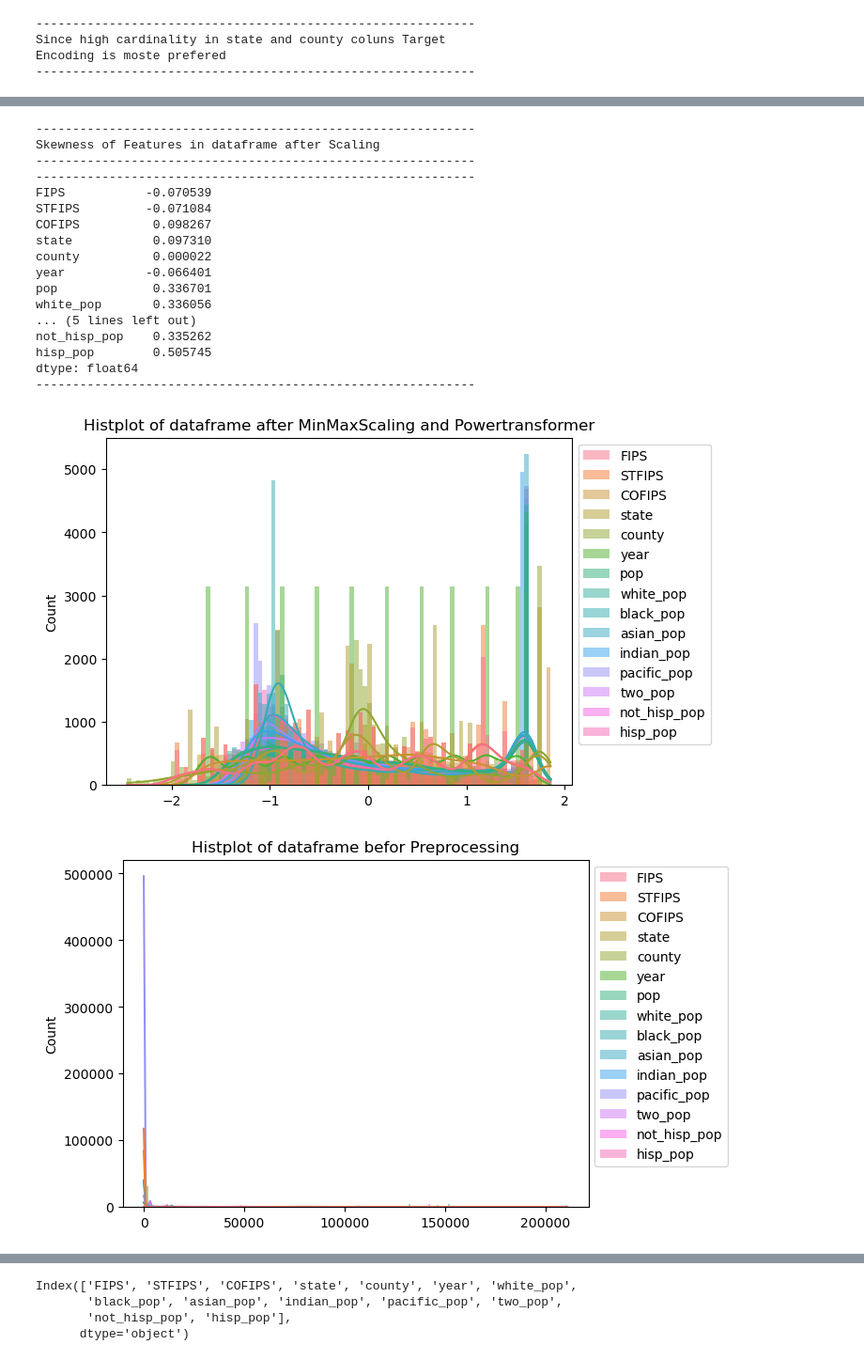
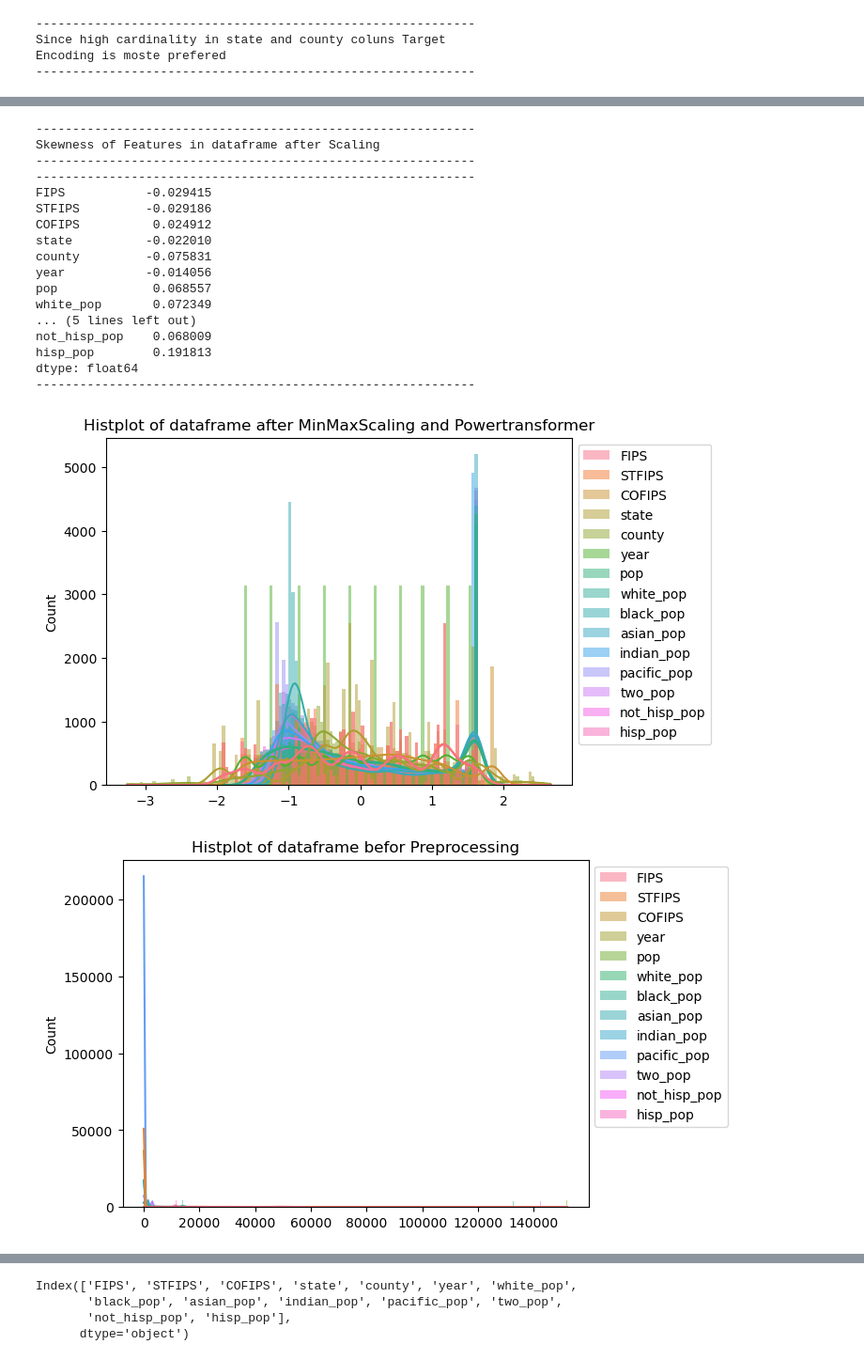
Before and after one commit to sreeprathap/population_data_phase3, a Jupyter notebook: population_data_phase3.ipynb, the cells around one changed output, grey strips where cells are left out. Shown at 94% size. Drawn from its saved outputs; the diff is of its cells as text; code cells hidden in the pictures.

```diff
--- a/population_data_phase3.ipynb
+++ b/population_data_phase3.ipynb
@@ -234,10 +376,10 @@ df3.head(2)
 # %%
 print_section(f'Since high cardinality in state and county coluns Target\nEncoding is moste prefered')
-encoder.fit(df2['state'],df2['pop'])
-df3['state'] = encoder.transform(df2['state'],df2['pop'])
-encoder.fit(df2['county'],df2['pop'])
-df3['county'] = encoder.transform(df2['county'],df2['pop'])
-df3.head(3)
+encoder.fit(df4['state'],df4['pop'])
+df5['state'] = encoder.transform(df4['state'],df4['pop'])
+encoder.fit(df4['county'],df4['pop'])
+df5['county'] = encoder.transform(df4['county'],df4['pop'])
+df5.head(3)
 # %% [output]
 ------------------------------------------------------------
 Since high cardinality in state and county coluns Target
@@ -308,8 +400,8 @@ df4
 # %%
-df5 = pd.DataFrame(df4)
+df6 = pd.DataFrame(df5)
 # %%
 scaling=MinMaxScaler()
-numerical_col = df5.select_dtypes(include=['int64','float64'])
-df5 = scaling.fit_transform(numerical_col)
-df5=pd.DataFrame(df5, columns=numerical_col.columns, index=df1.index) #datafrme after min max scaling
+numerical_col = df6.select_dtypes(include=['int64','float64'])
+df6 = scaling.fit_transform(numerical_col)
+df6=pd.DataFrame(df6, columns=numerical_col.columns, index=df2.index) #datafrme after min max scaling
 # %% [markdown]
@@ -317,5 +412,5 @@ df5=pd.DataFrame(df5, columns=numerical_col.columns, index=df1.index) #datafrme
 # %%
 pt = PowerTransformer(method='yeo-johnson',standardize=True)
-numeriacal_features = df5.select_dtypes(include=['int64','float64']).columns
-df5[numeriacal_features] = pt.fit_transform(df5[numeriacal_features])
+numeriacal_features = df6.select_dtypes(include=['int64','float64']).columns
+df6[numeriacal_features] = pt.fit_transform(df6[numeriacal_features])
 # %%
@@ -337,5 +425,5 @@ df5
 # %%
-skewness = df5.skew()
+skewness = df6.skew()
 print_section("\033[1mSkewness of Features in dataframe after Scaling\033[0m")
 print_section(skewness)
 # %% [output]
@@ -343,31 +431,31 @@ print_section(skewness)
 Skewness of Features in dataframe after Scaling
 ------------------------------------------------------------
 ------------------------------------------------------------
-FIPS           -0.070539
-STFIPS         -0.071084
-COFIPS          0.098267
-state           0.097310
-county          0.000022
-year           -0.066401
-pop             0.336701
-white_pop       0.336056
+FIPS           -0.029415
+STFIPS         -0.029186
+COFIPS          0.024912
+state          -0.022010
+county         -0.075831
+year           -0.014056
+pop             0.068557
+white_pop       0.072349
 ... (5 lines left out)
-not_hisp_pop    0.335262
-hisp_pop        0.505745
+not_hisp_pop    0.068009
+hisp_pop        0.191813
 dtype: float64
 ------------------------------------------------------------
 # %%
-ax=sns.histplot(df5,kde=True,linewidth=0,legend=True)
+ax=sns.histplot(df6,kde=True,linewidth=0,legend=True)
 plt.title('Histplot of dataframe after MinMaxScaling and Powertransformer')
 sns.move_legend(ax, "upper left", bbox_to_anchor=(1, 1))
 plt.show()
 
-ax=sns.histplot(df4,kde=True,linewidth=0,legend=True)
+ax=sns.histplot(df2,kde=True,linewidth=0,legend=True)
 plt.title('Histplot of dataframe befor Preprocessing')
 sns.move_legend(ax, "upper left", bbox_to_anchor=(1, 1))
 plt.show()
 # %% [output]
-[figure, old version]
+[figure, new version]
-[figure, old version]
+[figure, new version]
 # %%
 #correlation of data frame after EDA
```
Also changed, not shown: parts of 57 cells of this notebook, 1 other file.
